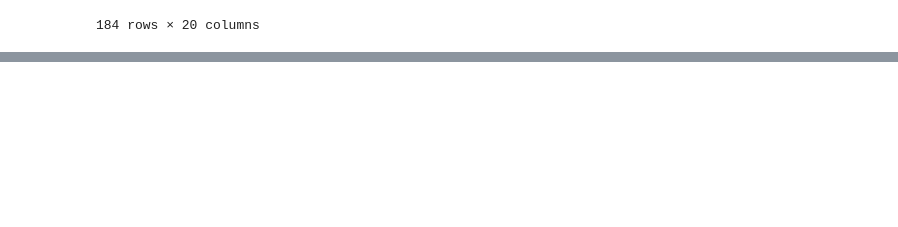
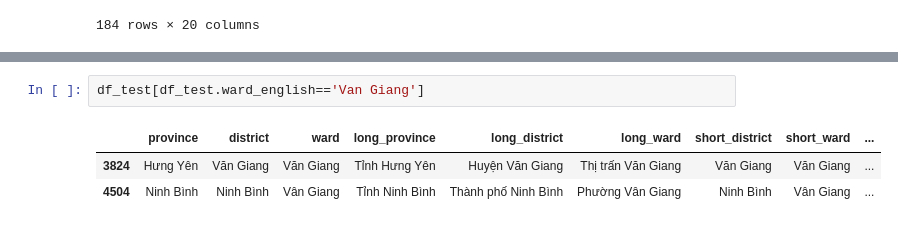
Before and after one commit to tranngocminhhieu/vietnam-administrative-units, a Jupyter notebook: notebook/testing/module_tesing.ipynb, the cells around one changed output, grey strips where cells are left out. Cells and saved outputs as stored; diff of their text form; blank space fills up the shorter version.

```diff
--- a/notebook/testing/module_tesing.ipynb
+++ b/notebook/testing/module_tesing.ipynb
@@ -569,0 +596,6 @@ df_test[(df_test.province_english=='Dak Lak')]
+# %%
+df_test[df_test.ward_english=='Van Giang']
+# %% [output]
+|  | province | district | ward | long_province | long_district | long_ward | short_district | short_ward | ... |
+| 3824 | Hưng Yên | Văn Giang | Văn Giang | Tỉnh Hưng Yên | Huyện Văn Giang | Thị trấn Văn Giang | Văn Giang | Văn Giang | ... |
+| 4504 | Ninh Bình | Ninh Bình | Vân Giang | Tỉnh Ninh Bình | Thành phố Ninh Bình | Phường Vân Giang | Ninh Bình | Vân Giang | ... |
```
Also changed, not shown: parts of 11 cells of this notebook, 5 other files.
